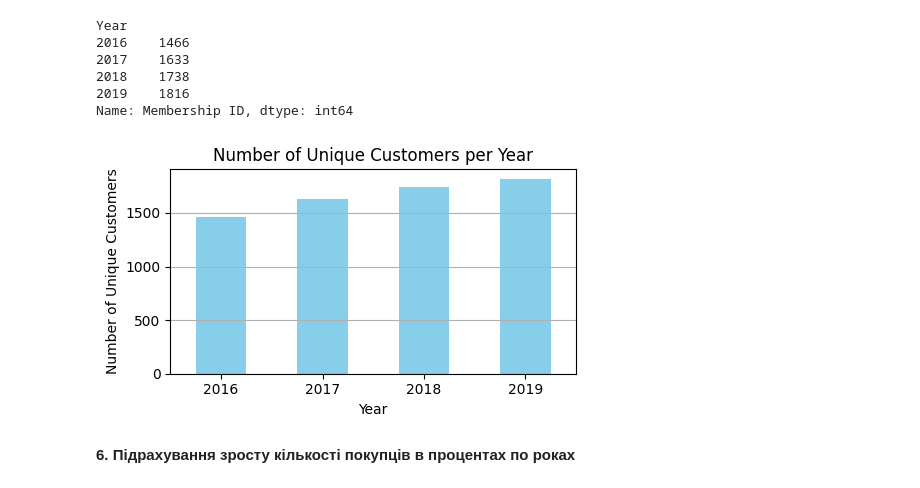
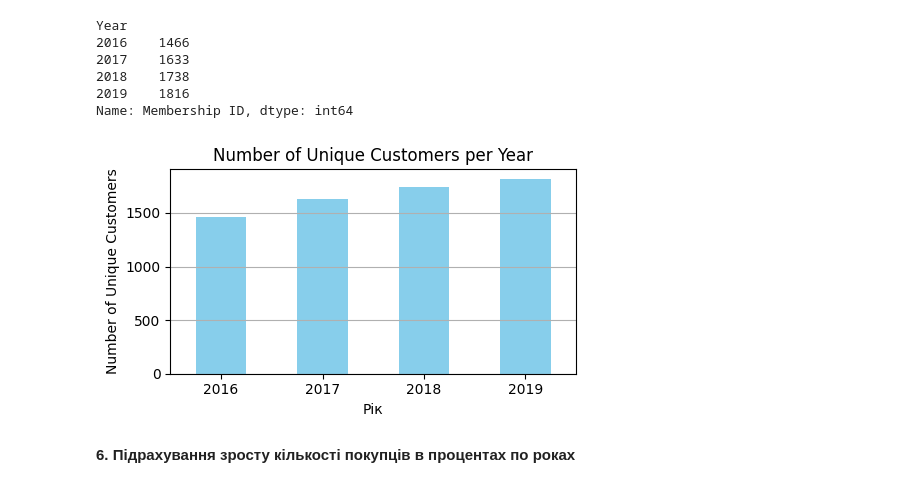
Before and after one commit to oleg-zao/My-Python-Home-Work, a Jupyter notebook: Копия_блокнота_"Final_Project_Grocery_store_sales_analysis_ipynb".ipynb, the cells around one changed output. Saved outputs shown, nothing was run; the diff lists cells and outputs as text; code cells hidden in the pictures.

```diff
--- a/Копия_блокнота_"Final_Project_Grocery_store_sales_analysis_ipynb".ipynb
+++ b/Копия_блокнота_"Final_Project_Grocery_store_sales_analysis_ipynb".ipynb
@@ -377,15 +379,15 @@ Name: Membership ID, dtype: int64
 # %%
 plt.figure(figsize=(5, 3))
 unique_customers_per_year.plot(kind='bar', color='skyblue')
 plt.title('Number of Unique Customers per Year')
-plt.xlabel('Year')
+plt.xlabel('Рік')
 plt.ylabel('Number of Unique Customers')
 plt.xticks(rotation=0)
 plt.grid(axis='y')
 plt.tight_layout()
 plt.show()
 # %% [output]
-[figure, old version]
+[figure, new version]
 # %% [markdown]
 **6. Підрахування зросту кількості покупців в процентах по роках**
 # %%
```
Also changed, not shown: parts of 7 cells of this notebook.
